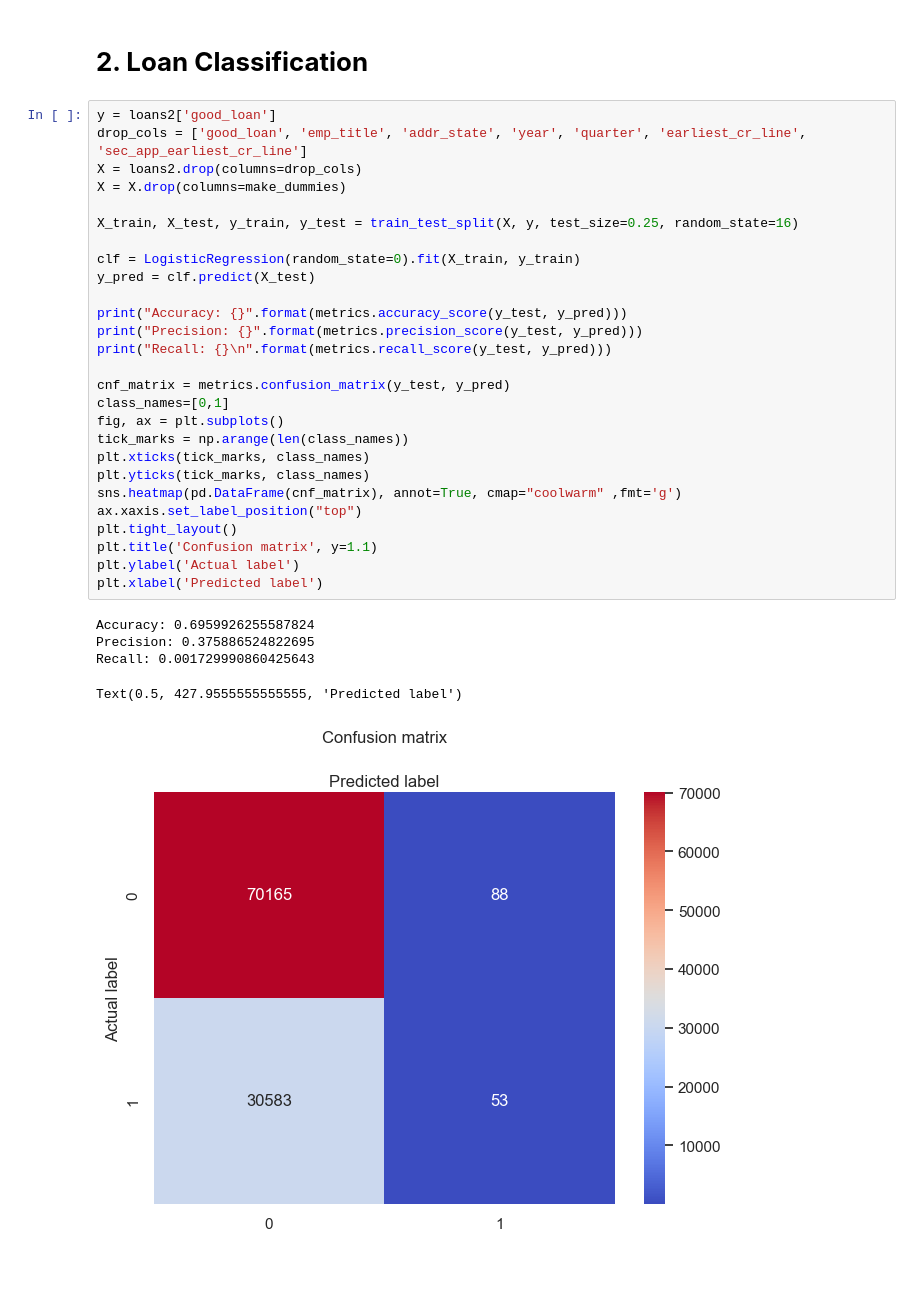
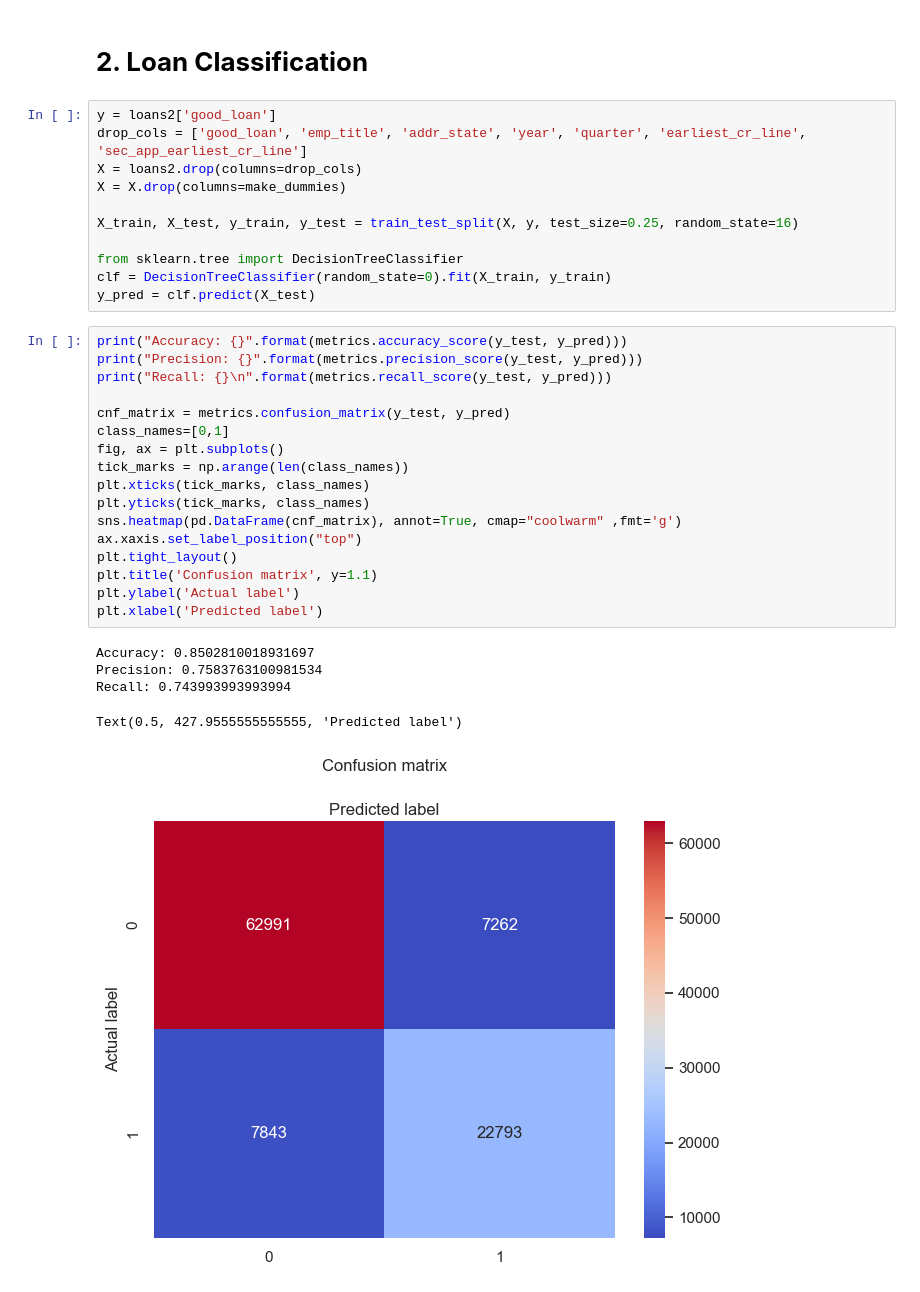
Before and after one commit to skalenjr/Lighthouse-Data-Challenge, a Jupyter notebook: Loans.ipynb, the cells around one changed output. Saved outputs shown, nothing was run; the diff lists cells and outputs as text.

Commit message:
Added decision tree classifier

```diff
--- a/Loans.ipynb
+++ b/Loans.ipynb
@@ -332,36 +332,37 @@ plt.show()
 [figure]
 # %% [markdown]
 # **2. Loan Classification**
+# %%
+y = loans2['good_loan']
+drop_cols = ['good_loan', 'emp_title', 'addr_state', 'year', 'quarter', 'earliest_cr_line', 'sec_app_earliest_cr_line']
+X = loans2.drop(columns=drop_cols)
+X = X.drop(columns=make_dummies)
+
+X_train, X_test, y_train, y_test = train_test_split(X, y, test_size=0.25, random_state=16)
+
+from sklearn.tree import DecisionTreeClassifier
+clf = DecisionTreeClassifier(random_state=0).fit(X_train, y_train)
+y_pred = clf.predict(X_test)
 # %%
-y = loans2['good_loan']
-drop_cols = ['good_loan', 'emp_title', 'addr_state', 'year', 'quarter', 'earliest_cr_line', 'sec_app_earliest_cr_line']
-X = loans2.drop(columns=drop_cols)
-X = X.drop(columns=make_dummies)
-
-X_train, X_test, y_train, y_test = train_test_split(X, y, test_size=0.25, random_state=16)
-
-clf = LogisticRegression(random_state=0).fit(X_train, y_train)
-y_pred = clf.predict(X_test)
-
 print("Accuracy: {}".format(metrics.accuracy_score(y_test, y_pred)))
 print("Precision: {}".format(metrics.precision_score(y_test, y_pred)))
 print("Recall: {}\n".format(metrics.recall_score(y_test, y_pred)))
 
 cnf_matrix = metrics.confusion_matrix(y_test, y_pred)
 class_names=[0,1]
 fig, ax = plt.subplots()
 tick_marks = np.arange(len(class_names))
 plt.xticks(tick_marks, class_names)
 plt.yticks(tick_marks, class_names)
 sns.heatmap(pd.DataFrame(cnf_matrix), annot=True, cmap="coolwarm" ,fmt='g')
 ax.xaxis.set_label_position("top")
 plt.tight_layout()
 plt.title('Confusion matrix', y=1.1)
 plt.ylabel('Actual label')
 plt.xlabel('Predicted label')
 # %% [output]
-Accuracy: 0.6959926255587824
-Precision: 0.375886524822695
-Recall: 0.001729990860425643
+Accuracy: 0.8502810018931697
+Precision: 0.7583763100981534
+Recall: 0.743993993993994
 Text(0.5, 427.9555555555555, 'Predicted label')
-[figure, old version]
+[figure, new version]
```
Also changed, not shown: parts of 1 cell of this notebook.
